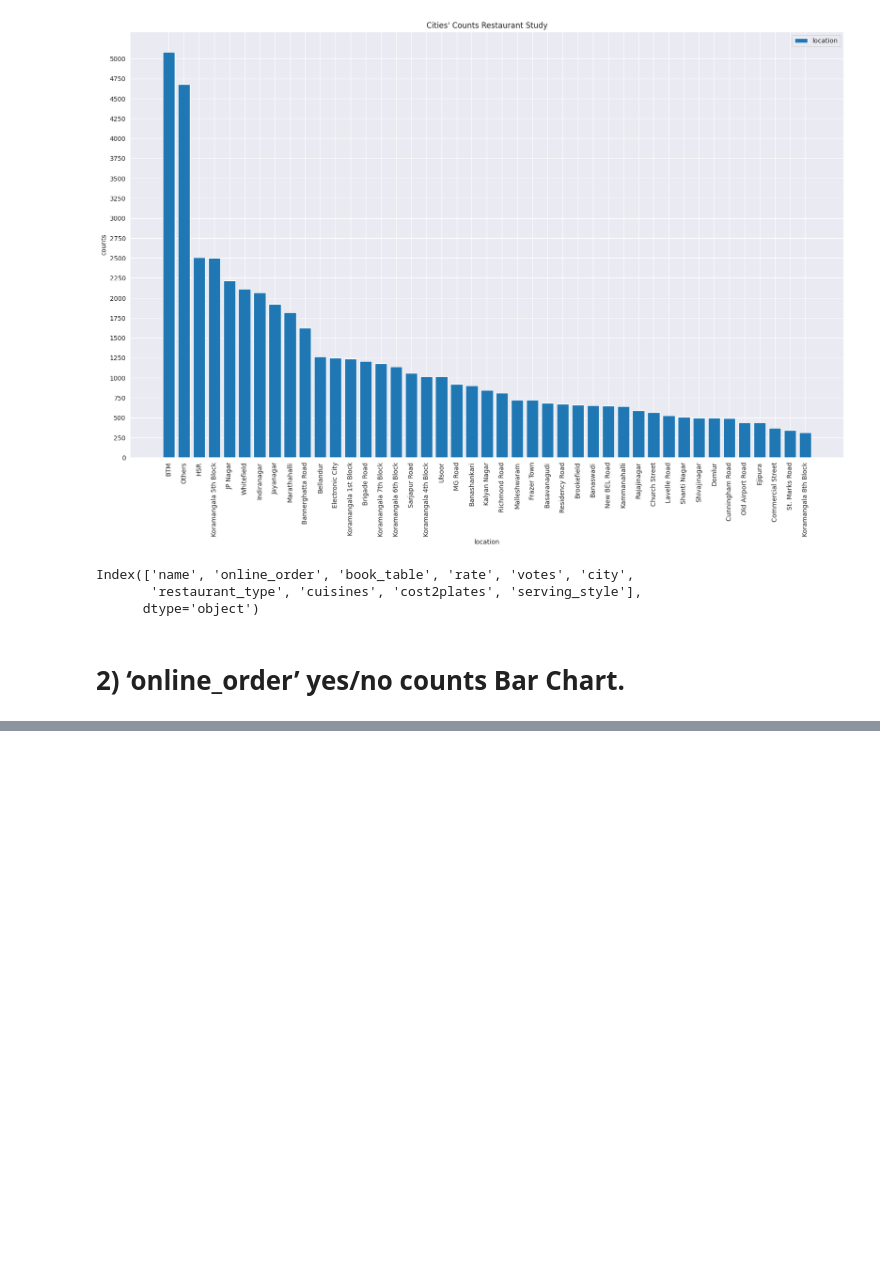
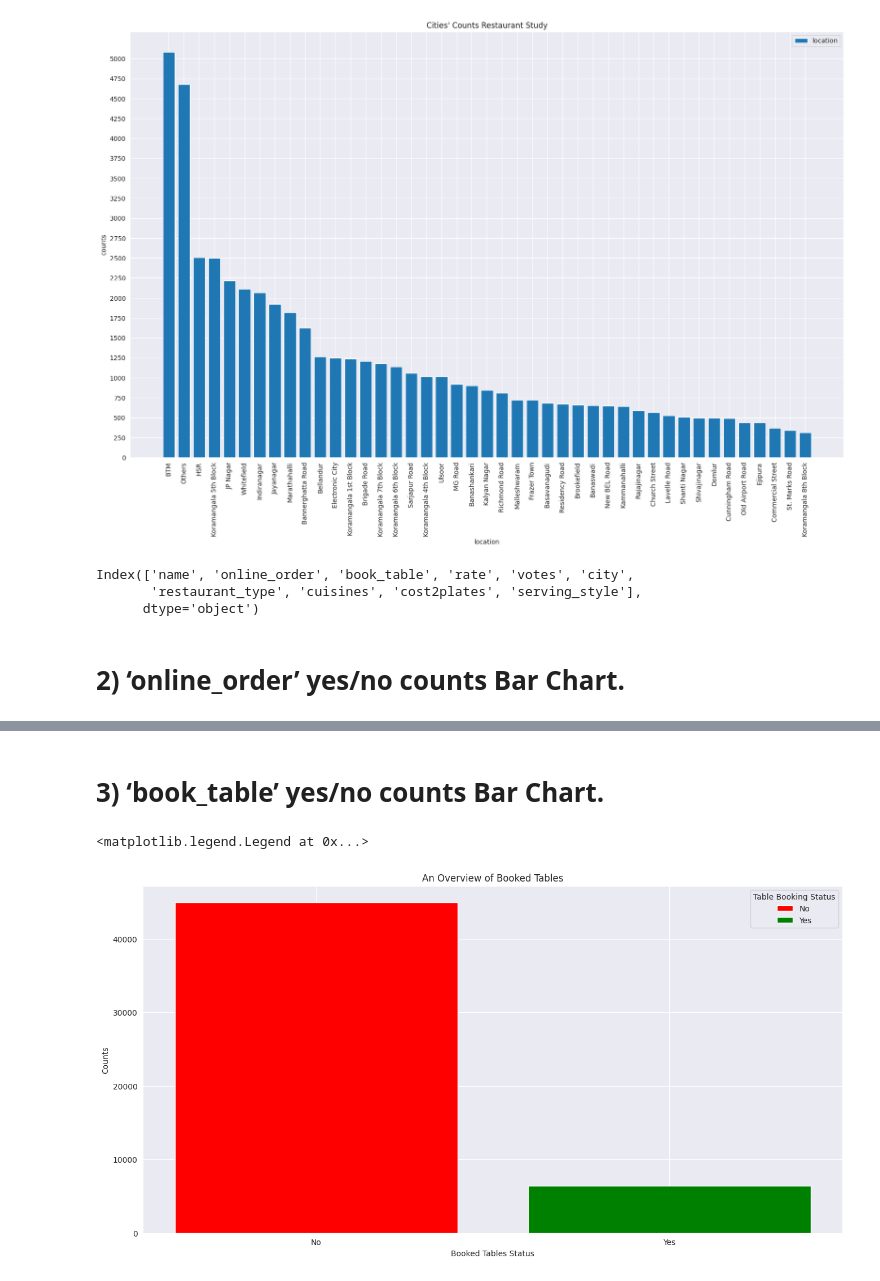
Before and after one commit to mutumagitonga/Zomato-Bangalore-Restaurants-Data-Analysis-Practice, a Jupyter notebook: zomato-data-analysis-and-visualization.ipynb, the cells around one changed output, grey strips where cells are left out. Drawn from its saved outputs; the diff is of its cells as text; code cells hidden in the pictures; blank space fills up the shorter version.

```diff
--- a/zomato-data-analysis-and-visualization.ipynb
+++ b/zomato-data-analysis-and-visualization.ipynb
@@ -818,0 +824,35 @@ plt.legend()
+# %% [markdown]
+# 3) ‘book_table’ yes/no counts Bar Chart.
+# %%
+#############################
+##MATPLOTLIB IMPLEMENTATION##
+#############################
+# Define chart size
+plt.figure(figsize=(16,8))
+
+# Extract counts, indexes & values
+book_tables = df['book_table'].value_counts()
+book_table_idx = book_tables.index
+book_table_vals = book_tables.values
+
+# Define chart labels
+plt.xlabel("Booked Tables Status")
+plt.ylabel("Counts")
+plt.title("An Overview of Booked Tables")
+
+# Plotting
+colors = ['red','green']
+plt.bar(book_table_idx,book_table_vals,label=["No","Yes"],color=colors)
+plt.legend(title="Table Booking Status")
+
+# ##########################
+# ##SEABORN IMPLEMENTATION##
+# ##########################
+# plt.figure(figsize=(12,6))
+# plt.xlabel("Booked Tables Status")
+# colors = ["green","red"]
+# ax = sns.countplot(x = df['book_table'], hue=df['book_table'], palette=colors)
+# ax.legend(labels=["Yes","No"])
+# %% [output]
+<matplotlib.legend.Legend at 0x...>
+[figure, added]
```
Also changed, not shown: parts of 1 cell of this notebook.
